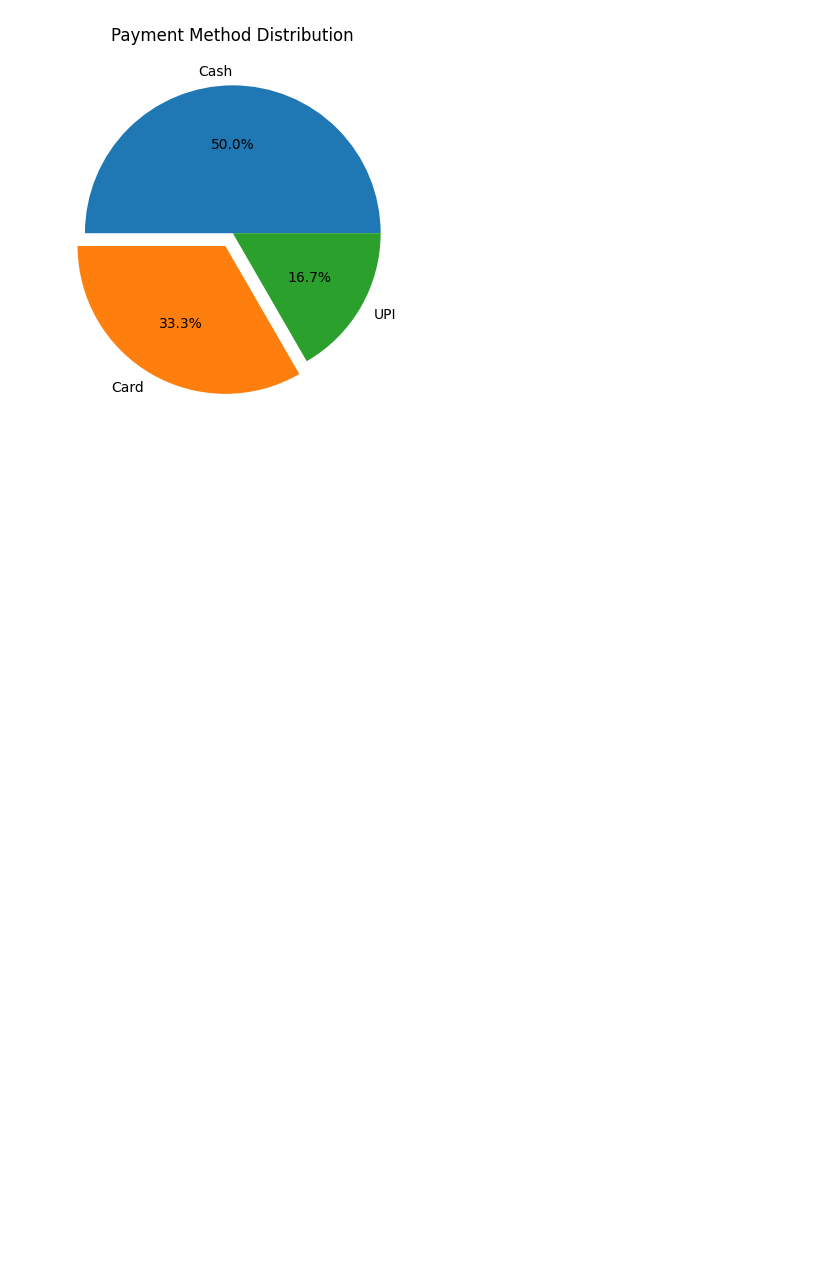
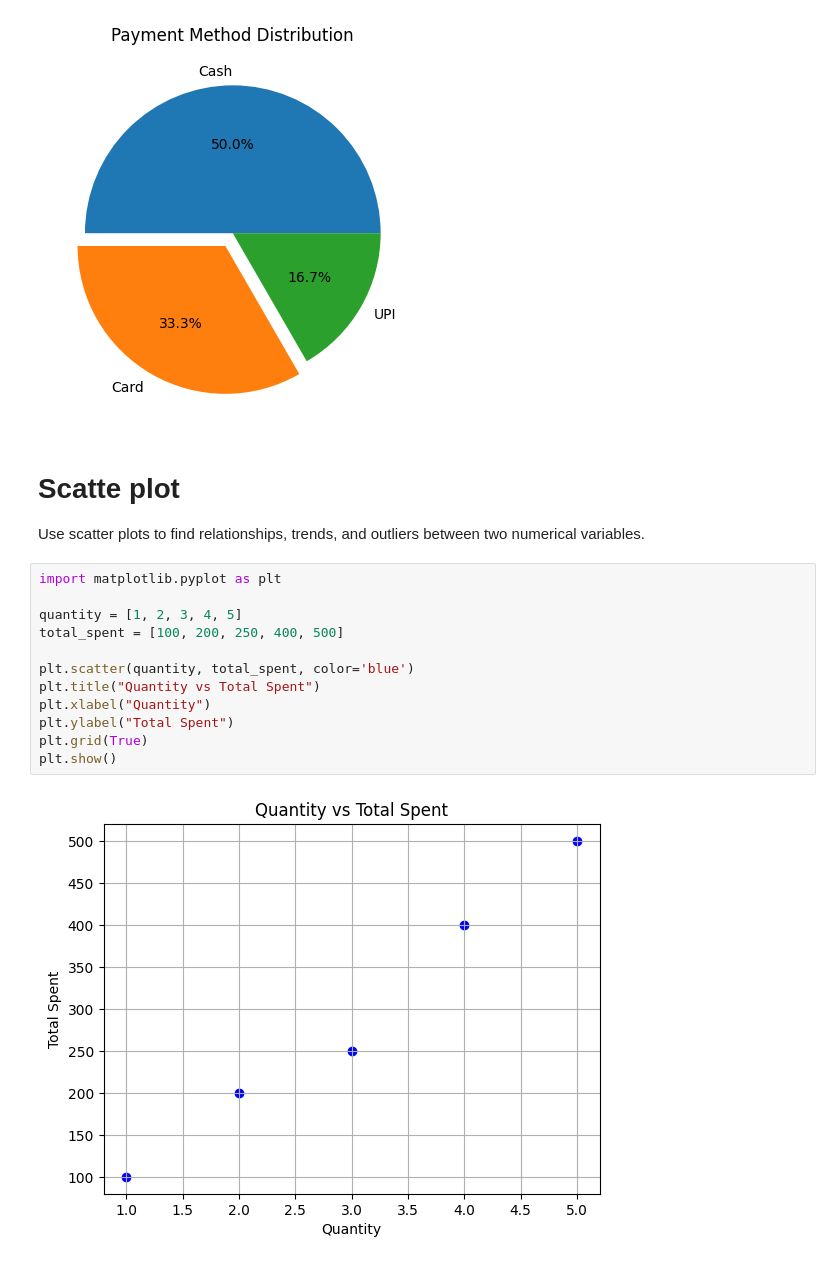
Before and after one commit to ShaazCode/Python-Libraries---EDA, a Jupyter notebook: Matplotlib.ipynb, the cells around one changed output. Saved outputs shown, nothing was run; the diff lists cells and outputs as text; blank space fills up the shorter version.

Commit message:
scattered plot it is used to find the relationship between two variable whereas histogram is used to find the pattern, distribution of variable, to compare frequency of different numbers

```diff
--- a/Matplotlib.ipynb
+++ b/Matplotlib.ipynb
@@ -306,3 +306,21 @@ plt.title("Payment Method Distribution")s
 plt.show()
 # %% [output]
 [figure]
+# %% [markdown]
+# **Scatte plot**
+
+Use scatter plots to find relationships, trends, and outliers between two numerical variables.
+# %%
+import matplotlib.pyplot as plt
+
+quantity = [1, 2, 3, 4, 5]
+total_spent = [100, 200, 250, 400, 500]
+
+plt.scatter(quantity, total_spent, color='blue')
+plt.title("Quantity vs Total Spent")
+plt.xlabel("Quantity")
+plt.ylabel("Total Spent")
+plt.grid(True)
+plt.show()
+# %% [output]
+[figure, added]
```
Also changed, not shown: parts of 3 cells of this notebook.
